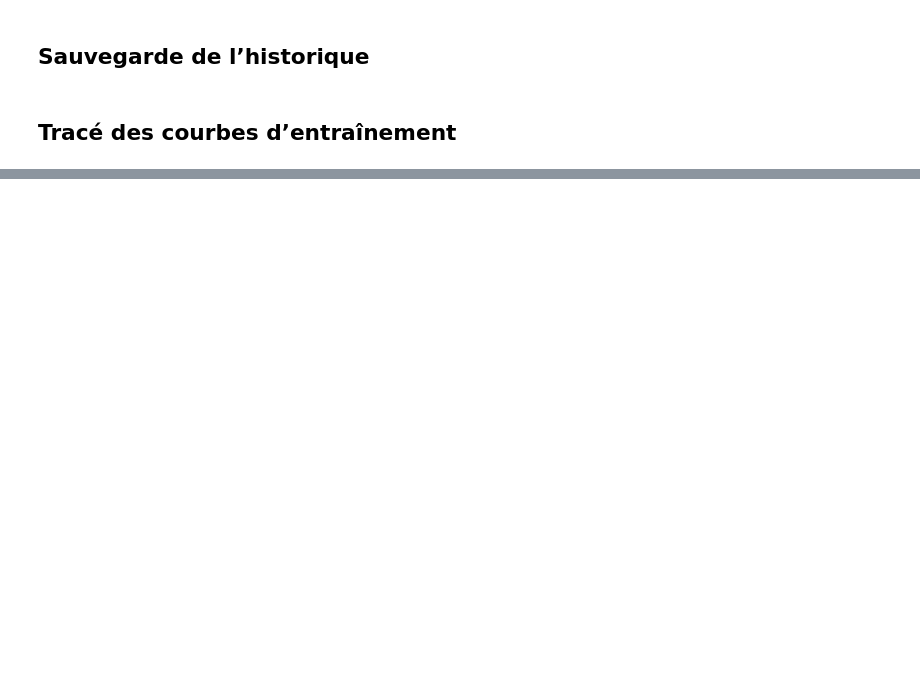
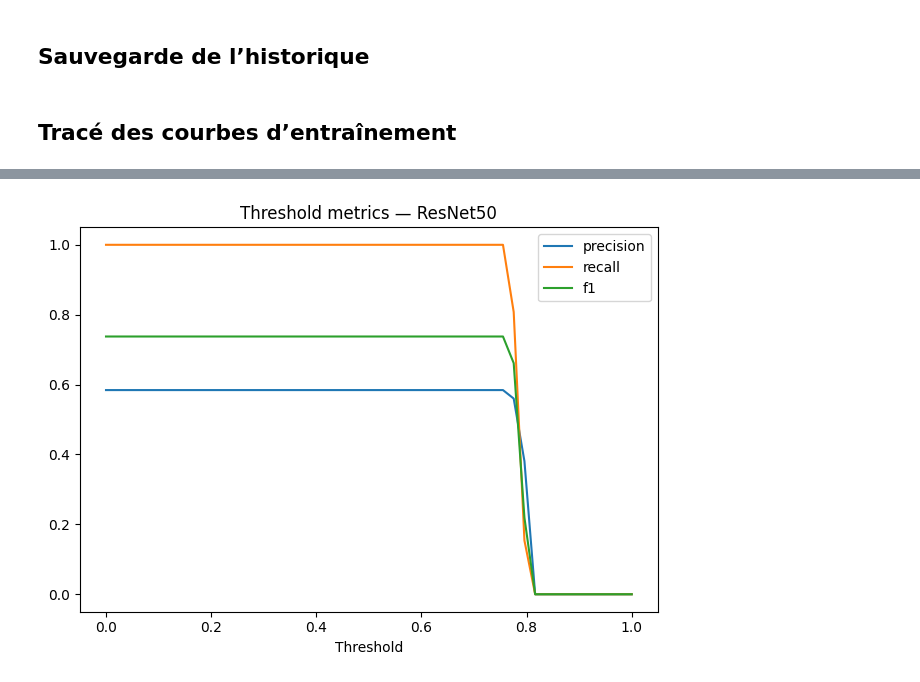
Before and after one commit to Tiits/microcoleus-project, a Jupyter notebook: notebooks/04_finetune.ipynb, the cells around one changed output, grey strips where cells are left out. Cells and saved outputs as stored; diff of their text form; code cells hidden in the pictures; blank space fills up the shorter version.

```diff
--- a/notebooks/04_finetune.ipynb
+++ b/notebooks/04_finetune.ipynb
@@ -180,0 +259,11 @@ plt.show()
+# %%
+# 7) Courbes selon seuil
+
+# Sauvegarde des Threshold
+fig_path = os.path.join(FIG_OUT, f"{run_id}_threshold_mertics.png")
+plt.savefig(fig_path, dpi=300)
+print("Threshold metrics sauvegardées dans :", fig_path)
+
+plt.show(threshold_metrics_curve(y_true, y_score, name='ResNet50'))
+# %% [output]
+[figure, added]
```
Also changed, not shown: parts of 14 cells of this notebook, 2 other files.
